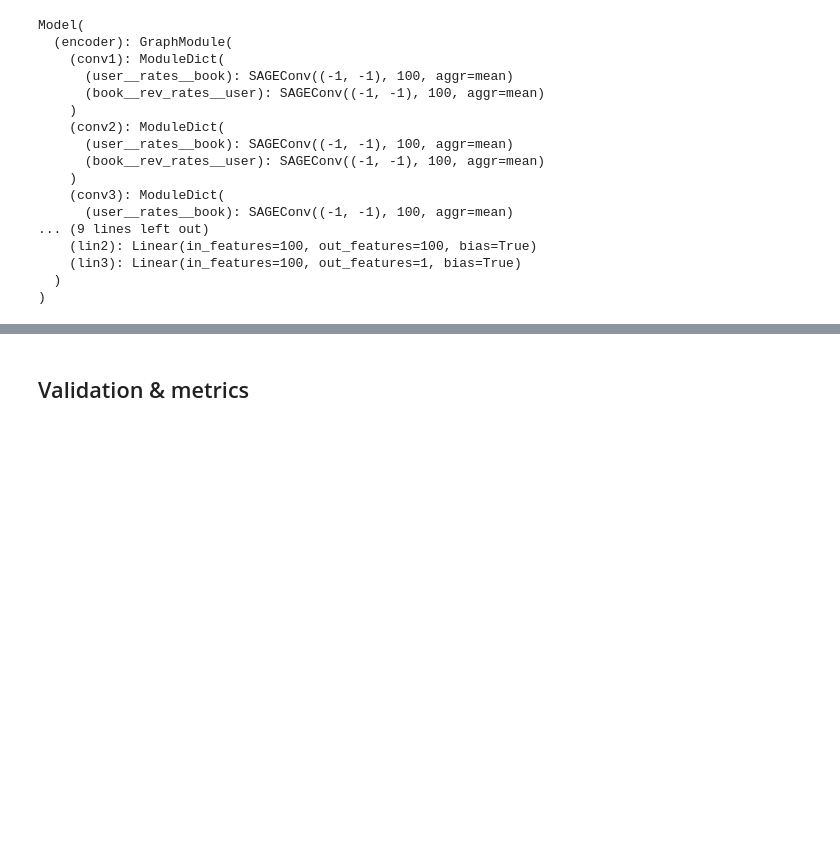
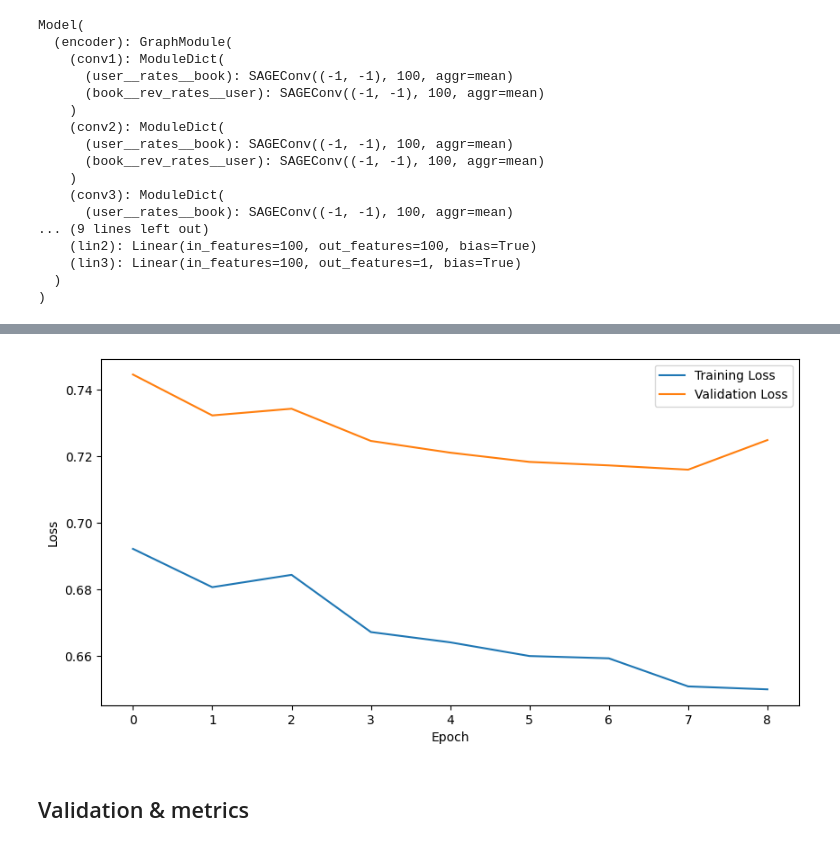
Before and after one commit to matsant01/graph_RecSys, a Jupyter notebook: notebooks/SAGEConv_on_HeteroGraph.ipynb, the cells around one changed output, grey strips where cells are left out. Saved outputs shown, nothing was run; the diff lists cells and outputs as text; code cells hidden in the pictures; blank space fills up the shorter version.

```diff
--- a/notebooks/SAGEConv_on_HeteroGraph.ipynb
+++ b/notebooks/SAGEConv_on_HeteroGraph.ipynb
@@ -566,15 +497,17 @@ print(f'Test Loss: {test_loss:.4f}')
 # %%
 import matplotlib.pyplot as plt
 import seaborn as sns
 
 # Plot the training and validation losses
 plt.figure(figsize=(10, 5))
-plt.plot(train_losses, label='Training Loss')
-plt.plot(valid_losses, label='Validation Loss')
+plt.plot(train_losses[1:], label='Training Loss')
+plt.plot(val_losses[1:], label='Validation Loss')
 plt.xlabel('Epoch')
 plt.ylabel('Loss')
 plt.legend()
 plt.show()
+# %% [output]
+[figure, added]
 # %%
 # Save model
 torch.save(model.state_dict(), "model.pt")
```
Also changed, not shown: parts of 25 cells of this notebook, 4 other files.
